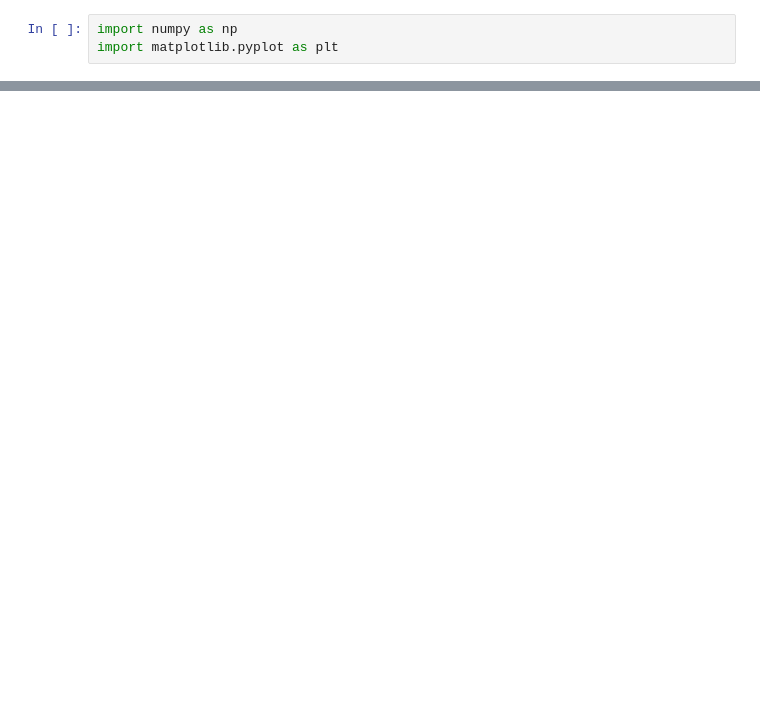
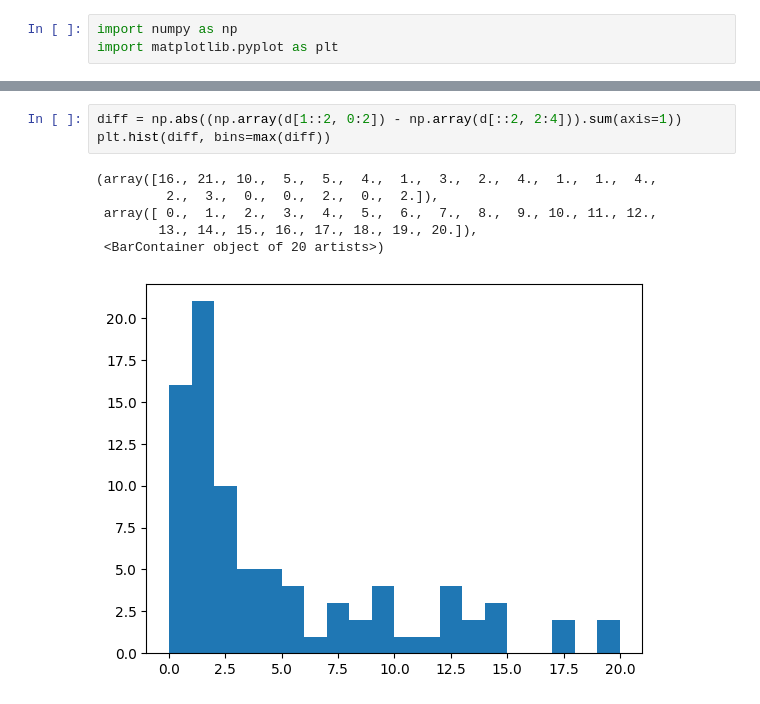
Before and after one commit to tishii2479/ahc030, a Jupyter notebook: notebooks/d.ipynb, the cells around one changed output, grey strips where cells are left out. Saved outputs shown, nothing was run; the diff lists cells and outputs as text; blank space fills up the shorter version.

```diff
--- a/notebooks/d.ipynb
+++ b/notebooks/d.ipynb
@@ -25,0 +26,10 @@ plt.hist(diff, bins=max(diff))
+# %%
+diff = np.abs((np.array(d[1::2, 0:2]) - np.array(d[::2, 2:4])).sum(axis=1))
+plt.hist(diff, bins=max(diff))
+# %% [output]
+(array([16., 21., 10.,  5.,  5.,  4.,  1.,  3.,  2.,  4.,  1.,  1.,  4.,
+         2.,  3.,  0.,  0.,  2.,  0.,  2.]),
+ array([ 0.,  1.,  2.,  3.,  4.,  5.,  6.,  7.,  8.,  9., 10., 11., 12.,
+        13., 14., 15., 16., 17., 18., 19., 20.]),
+ <BarContainer object of 20 artists>)
+[figure, added]
```
Also changed, not shown: parts of 5 cells of this notebook, 2 other files.
